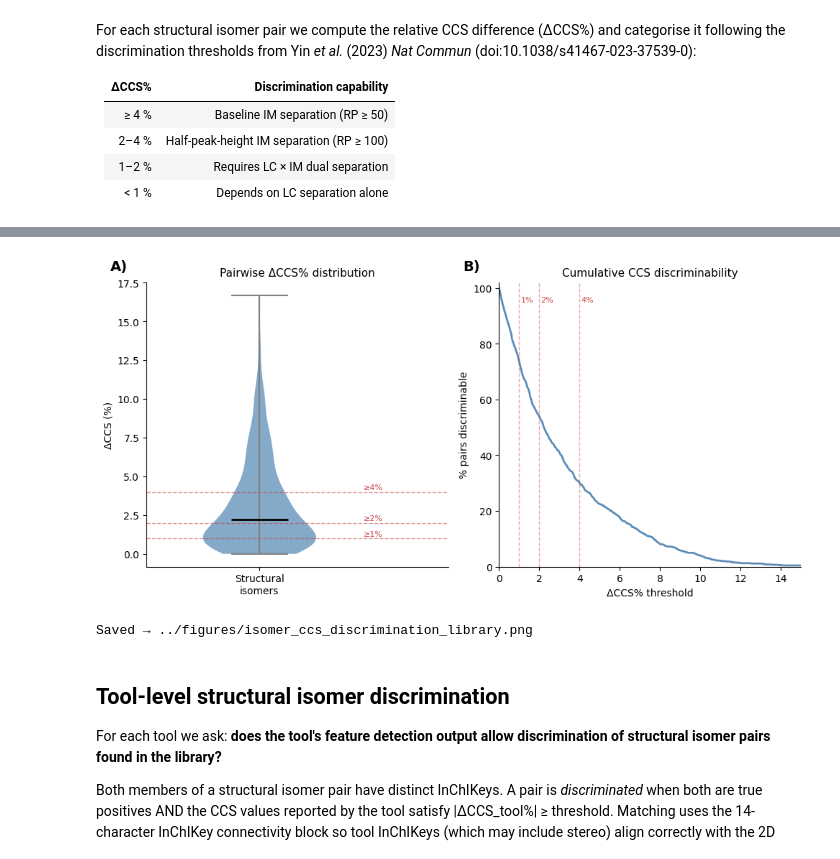
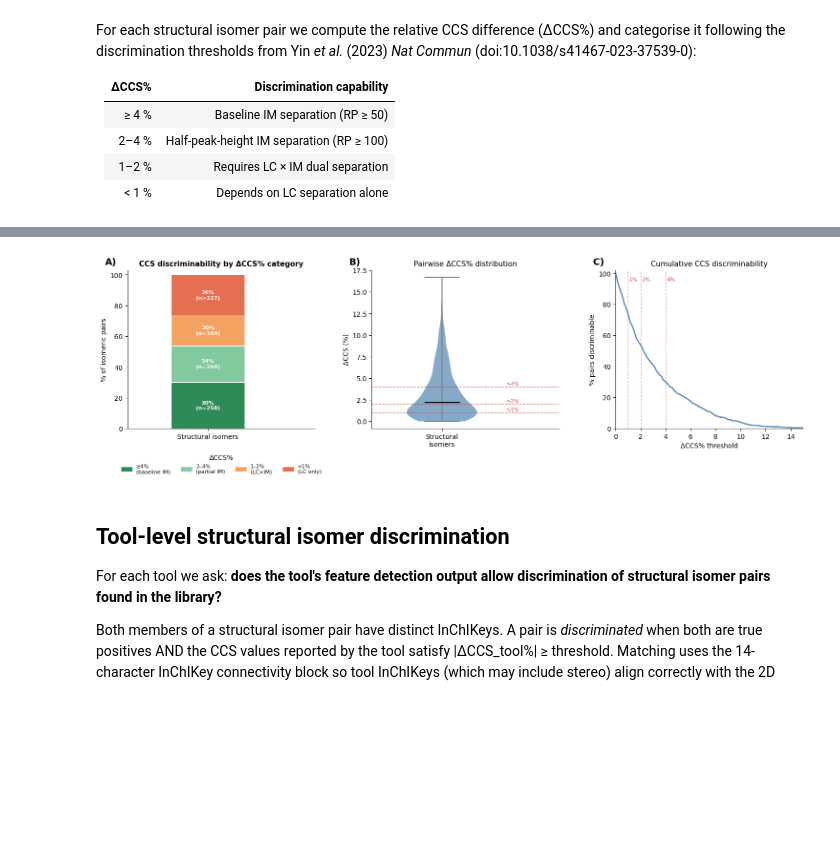
Before and after one commit to enveda/tims-bench, a Jupyter notebook: notebooks/04b_reframe_css_evaluation.ipynb, the cells around one changed output, grey strips where cells are left out. Saved outputs shown, nothing was run; the diff lists cells and outputs as text; code cells hidden in the pictures; blank space fills up the shorter version.

Commit message:
update figures

```diff
--- a/notebooks/04b_reframe_css_evaluation.ipynb
+++ b/notebooks/04b_reframe_css_evaluation.ipynb
@@ -265,10 +265,64 @@ Fraction (%) of structural isomer pairs in each ΔCCS% category:
 # %%
 STRUCT_COLOR = "#5B8DB8"
 
-fig, axes = plt.subplots(1, 2, figsize=(10, 5))
+fig, axes = plt.subplots(1, 3, figsize=(15, 5))
 
-# ── Panel A: violin of ΔCCS% distribution ─────────────────────────────────────
-ax = axes[0]
+# ── Panel A: stacked bar of ΔCCS% categories ──────────────────────────────
+ax_bar = axes[0]
+bottom = 0.0
+for cat, color in zip(CATEGORY_ORDER, CATEGORY_COLORS):
+    v = cat_pct[cat]
+    n = cat_n[cat]
+    ax_bar.bar(
+        0,
+        v,
+        bottom=bottom,
+        color=color,
+        width=0.55,
+        edgecolor="white",
+        linewidth=0.8,
+        label=CATEGORY_LABELS[cat],
+    )
+    if v > 6:
+        ax_bar.text(
+            0,
+            bottom + v / 2,
+            f"{v:.0f}%\n(n={n:,})",
+            ha="center",
+            va="center",
+            fontsize=8,
+            color="white",
+            fontweight="bold",
+        )
+    bottom += v
+
+ax_bar.set_xticks([0])
+ax_bar.set_xticklabels(["Structural isomers"], fontsize=10)
+ax_bar.set_ylabel("% of isomeric pairs", fontsize=10)
+ax_bar.set_title(
+    "CCS discriminability by ΔCCS% category", fontsize=11, fontweight="bold"
+)
+ax_bar.set_ylim(0, 103)
+ax_bar.set_xlim(-0.6, 0.8)
+ax_bar.spines[["top", "right"]].set_visible(False)
+handles = [
+    mpatches.Patch(color=c, label=CATEGORY_LABELS[cat])
+    for cat, c in zip(CATEGORY_ORDER, CATEGORY_COLORS)
+]
+ax_bar.legend(
+    handles=handles,
+    fontsize=8,
+    loc="upper center",
+    bbox_to_anchor=(0.5, -0.15),
+    title="ΔCCS%",
+    title_fontsize=10,
+    frameon=False,
+    borderaxespad=0,
+    ncol=4,
+)
+
+# ── Panel B: violin of ΔCCS% distribution ─────────────────────────────────────
+ax = axes[1]
 data = all_pairs["delta_ccs_pct"].values
 parts = ax.violinplot(
     [data], positions=[0], showmedians=True, showextrema=True, widths=0.6
@@ -292,46 +346,43 @@ ax.set_ylabel("ΔCCS (%)", fontsize=10)
 ax.set_title("Pairwise ΔCCS% distribution", fontsize=11)
 ax.spines[["top", "right"]].set_visible(False)
 
-# ── Panel B: cumulative discriminability curve ────────────────────────────────
-ax2 = axes[1]
+# ── Panel C: cumulative discriminability curve ────────────────────────────────
+ax2 = axes[2]
 thresholds = np.linspace(0, 15, 300)
 cumfrac = [(data >= thr).mean() * 100 for thr in thresholds]
 ax2.plot(thresholds, cumfrac, color=STRUCT_COLOR, linewidth=2)
 
 for thresh, label in [(1.0, "1%"), (2.0, "2%"), (4.0, "4%")]:
     ax2.axvline(thresh, color="#CC4444", linestyle="--", alpha=0.45, linewidth=1)
     ax2.text(thresh + 0.08, 95, label, fontsize=8, color="#CC4444")
 
 ax2.set_xlabel("ΔCCS% threshold", fontsize=10)
 ax2.set_ylabel("% pairs discriminable", fontsize=10)
 ax2.set_title("Cumulative CCS discriminability", fontsize=11)
 ax2.set_xlim(0, 15)
 ax2.set_ylim(0, 102)
 ax2.spines[["top", "right"]].set_visible(False)
 
+
 # ── Panel labels ───────────────────────────────────────────────────────────────
-for panel_ax, label in zip(axes, ["A)", "B)"]):
+for panel_ax, label in zip(axes, ["A)", "B)", "C)"]):
     panel_ax.text(
         -0.12,
         1.08,
         label,
         transform=panel_ax.transAxes,
         fontsize=14,
         fontweight="bold",
         va="top",
         ha="left",
     )
 
 plt.tight_layout()
 os.makedirs("../figures", exist_ok=True)
-plt.savefig(
-    "../figures/isomer_ccs_discrimination_library.png", bbox_inches="tight", dpi=400
-)
+plt.savefig("../figures/supplementary_figure_10.png", bbox_inches="tight", dpi=400)
 plt.show()
-print("Saved → ../figures/isomer_ccs_discrimination_library.png")
 # %% [output]
-[figure, old version]
+[figure, new version]
-Saved → ../figures/isomer_ccs_discrimination_library.png
 # %% [markdown]
 ## Tool-level structural isomer discrimination
 
```
Also changed, not shown: parts of 9 cells of this notebook, 8 other files.
